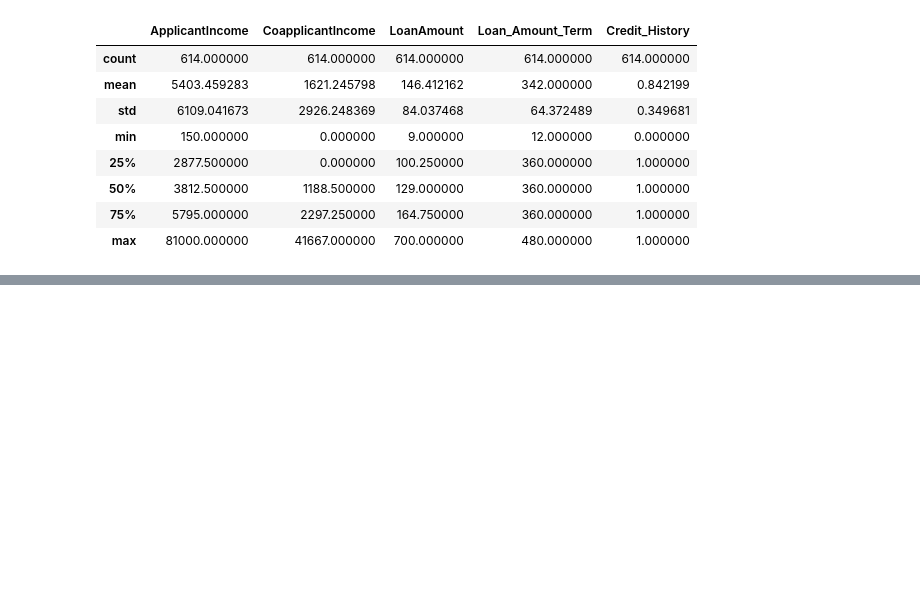
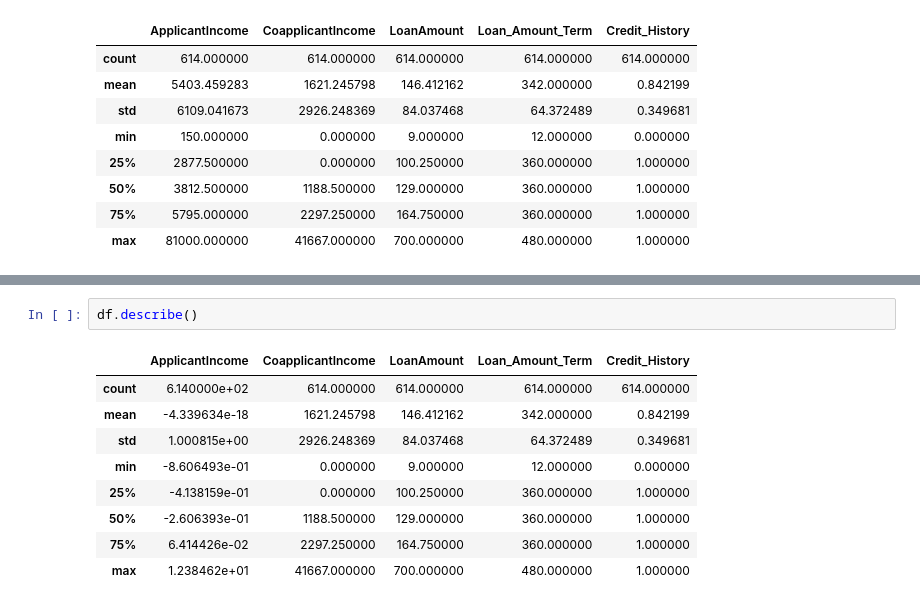
Before and after one commit to mdashik123456/ML, a Jupyter notebook: feature_scaling_standardization.ipynb, the cells around one changed output, grey strips where cells are left out. Drawn from its saved outputs; the diff is of its cells as text; blank space fills up the shorter version.

```diff
--- a/feature_scaling_standardization.ipynb
+++ b/feature_scaling_standardization.ipynb
@@ -87,0 +126,12 @@ plt.show()
+# %%
+df.describe()
+# %% [output]
+|  | ApplicantIncome | CoapplicantIncome | LoanAmount | Loan_Amount_Term | Credit_History |
+| count | 6.140000e+02 | 614.000000 | 614.000000 | 614.000000 | 614.000000 |
+| mean | -4.339634e-18 | 1621.245798 | 146.412162 | 342.000000 | 0.842199 |
+| std | 1.000815e+00 | 2926.248369 | 84.037468 | 64.372489 | 0.349681 |
+| min | -8.606493e-01 | 0.000000 | 9.000000 | 12.000000 | 0.000000 |
+| 25% | -4.138159e-01 | 0.000000 | 100.250000 | 360.000000 | 1.000000 |
+| 50% | -2.606393e-01 | 1188.500000 | 129.000000 | 360.000000 | 1.000000 |
+| 75% | 6.414426e-02 | 2297.250000 | 164.750000 | 360.000000 | 1.000000 |
+| max | 1.238462e+01 | 41667.000000 | 700.000000 | 480.000000 | 1.000000 |
```
Also changed, not shown: parts of 4 cells of this notebook, 1 other file.
